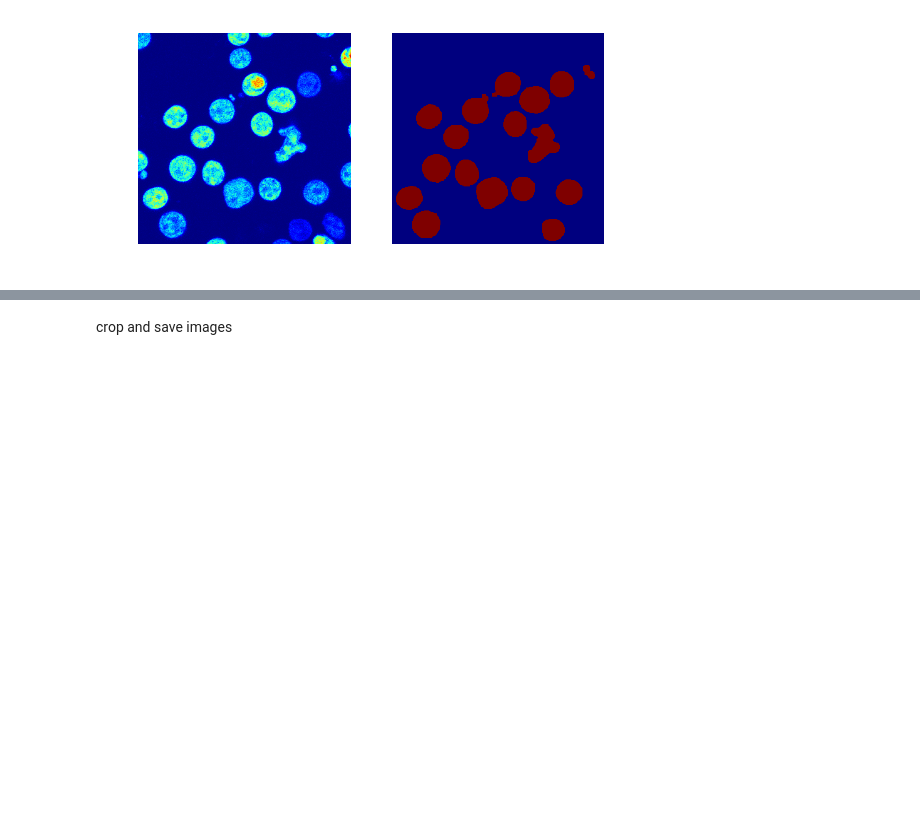
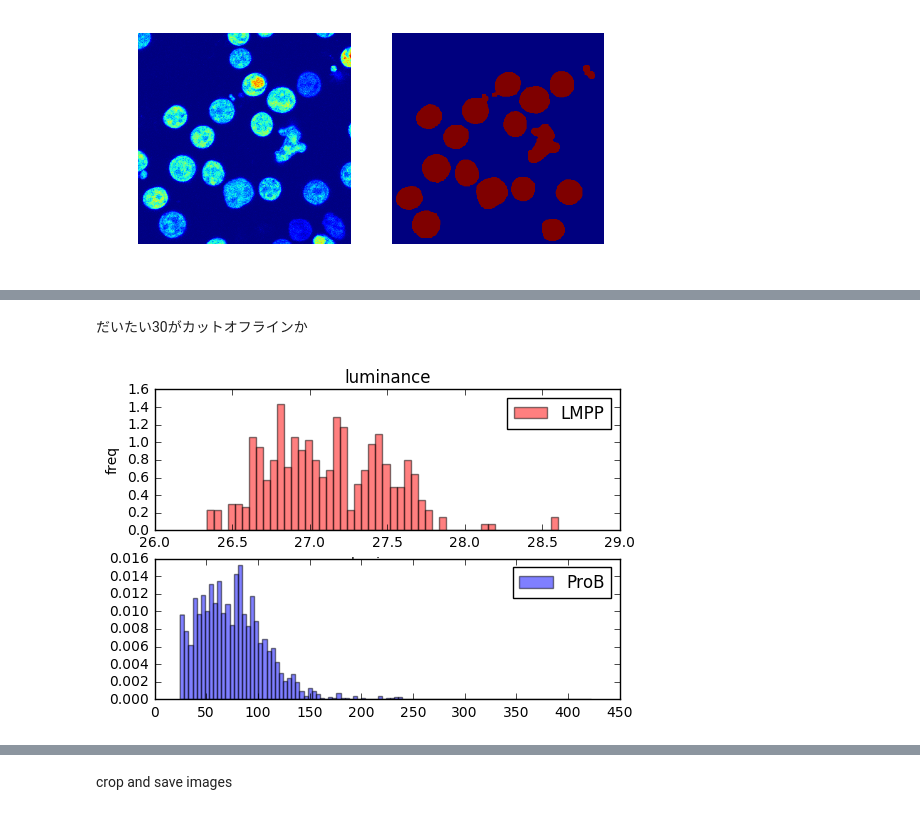
Before and after one commit to TakuTsuzuki/decode_project, a Jupyter notebook: cell_segmentation-demo.ipynb, the cells around one changed output, grey strips where cells are left out. Saved outputs shown, nothing was run; the diff lists cells and outputs as text; code cells hidden in the pictures; blank space fills up the shorter version.

```diff
--- a/cell_segmentation-demo.ipynb
+++ b/cell_segmentation-demo.ipynb
@@ -179,0 +206,43 @@ ax2.imshow(labels)
+# %%
+def maker_luminance(dic, cutoff_area=1800):
+    j=0
+    luminance = np.array([])
+    for impath in dic:
+        image=io.imread(impath)
+        mask = make_mask(image[:,:,0])
+        labels = make_label(mask)
+        for i in xrange(len(regionprops(labels))):
+            # skip small images
+            if regionprops(labels)[i].area < cutoff_area:
+                continue
+            j=j+1
+
+            arr = (labels == i+1)[:,:,np.newaxis]*image
+            lumi = np.sum(arr[:,:,1])/regionprops(labels)[i].area
+            # Record maker luminance of each cell
+            luminance = np.append(luminance, lumi)
+    return luminance
+# %%
+lumi_LMPP = maker_luminance(dict["lmpp"])
+lumi_ProB = maker_luminance(dict["prob"])
+# %% [markdown]
+だいたい30がカットオフラインか
+# %%
+fig = plt.figure()
+ax1 = fig.add_subplot(2,1,1)
+ax2 = fig.add_subplot(2,1,2)
+
+ax1.hist(lumi_LMPP, bins=50, normed=True, color='red',alpha=0.5, label="LMPP")
+ax2.hist(lumi_ProB, bins=100, normed=True, color='blue',alpha=0.5, label="ProB")
+ax1.set_title('luminance')
+ax1.set_xlabel('luminance')
+ax1.set_ylabel('freq')
+
+ax.grid(True)
+ax1.legend(loc="upper right")
+ax2.legend(loc="upper right")
+
+fig.show()
+#plt.savefig('luminance.png')
+# %% [output]
+[figure, added]
```
Also changed, not shown: parts of 11 cells of this notebook.
